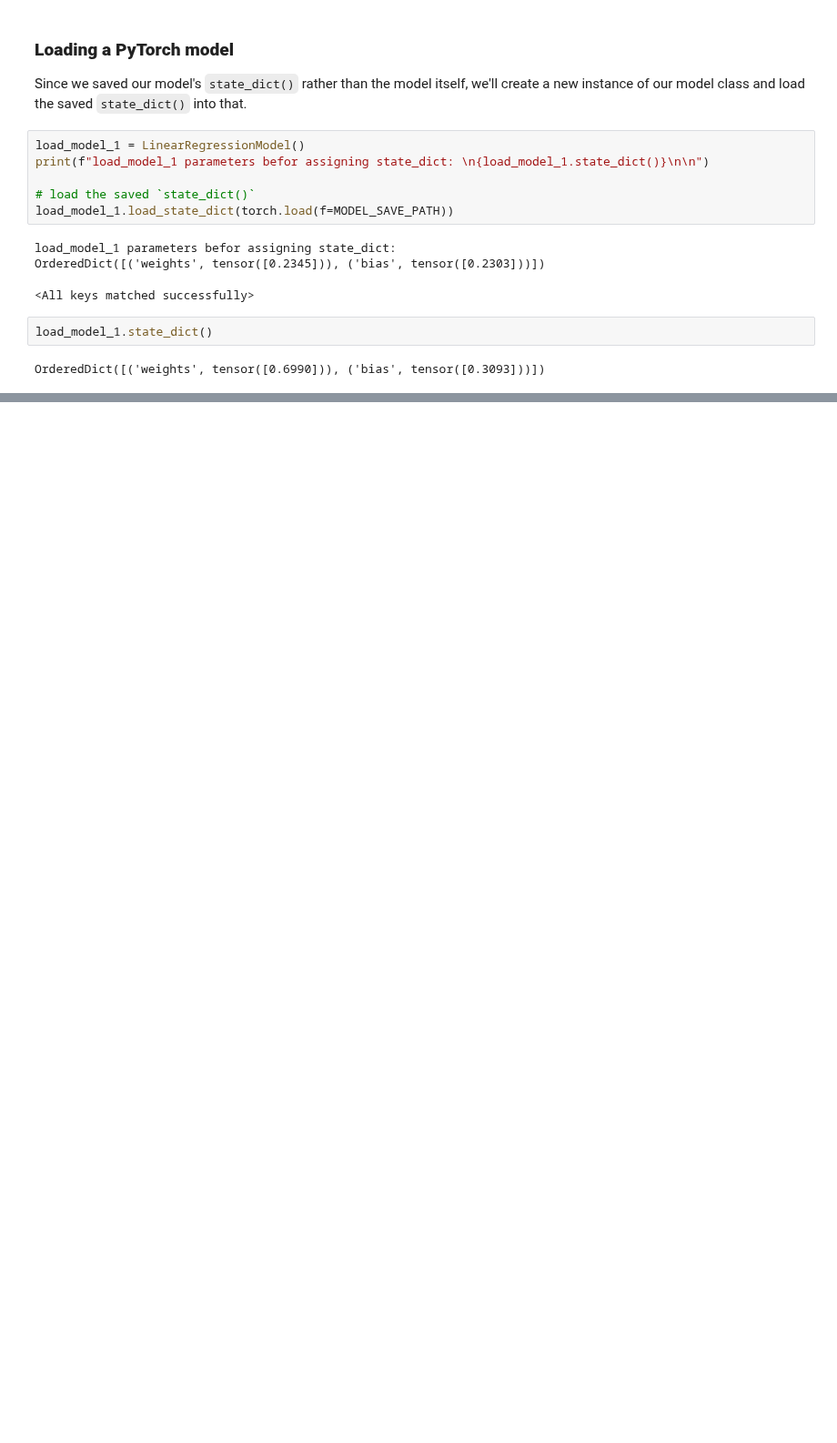
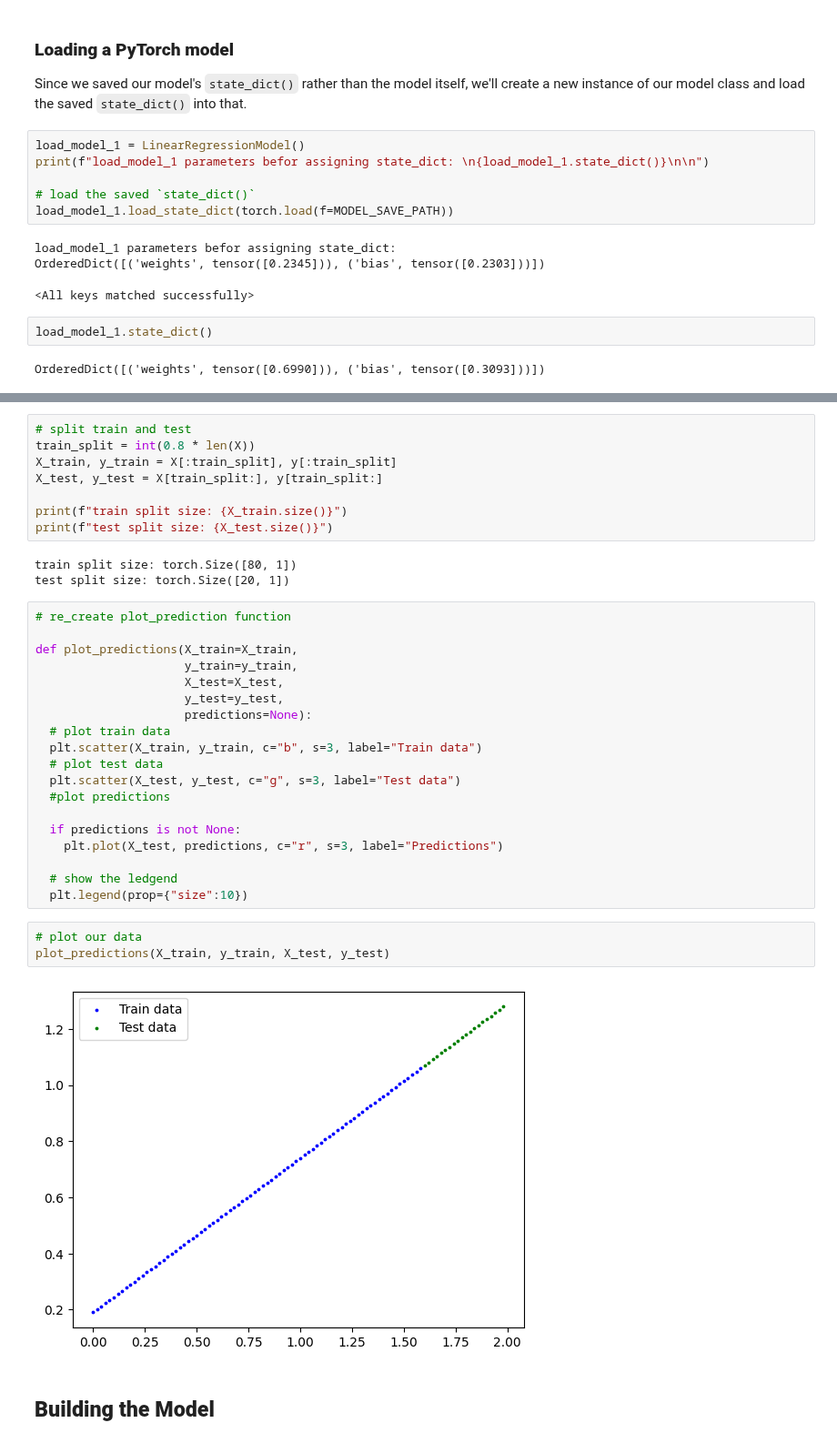
Before and after one commit to mirpouya/Pytorch_Tutorial, a Jupyter notebook: 01_PyTorch_Workflow.ipynb, the cells around one changed output, grey strips where cells are left out. Shown at 91% size. Saved outputs shown, nothing was run; the diff lists cells and outputs as text; blank space fills up the shorter version.

```diff
--- a/01_PyTorch_Workflow.ipynb
+++ b/01_PyTorch_Workflow.ipynb
@@ -552,0 +623,37 @@ OrderedDict([('weights', tensor([0.6990])), ('bias', tensor([0.3093]))])
+# %%
+# split train and test
+train_split = int(0.8 * len(X))
+X_train, y_train = X[:train_split], y[:train_split]
+X_test, y_test = X[train_split:], y[train_split:]
+
+print(f"train split size: {X_train.size()}")
+print(f"test split size: {X_test.size()}")
+# %% [output]
+train split size: torch.Size([80, 1])
+test split size: torch.Size([20, 1])
+# %%
+# re_create plot_prediction function
+
+def plot_predictions(X_train=X_train,
+                     y_train=y_train,
+                     X_test=X_test,
+                     y_test=y_test,
+                     predictions=None):
+  # plot train data
+  plt.scatter(X_train, y_train, c="b", s=3, label="Train data")
+  # plot test data
+  plt.scatter(X_test, y_test, c="g", s=3, label="Test data")
+  #plot predictions
+
+  if predictions is not None:
+    plt.plot(X_test, predictions, c="r", s=3, label="Predictions")
+
+  # show the ledgend
+  plt.legend(prop={"size":10})
+# %%
+# plot our data
+plot_predictions(X_train, y_train, X_test, y_test)
+# %% [output]
+[figure, added]
+# %% [markdown]
+## <b> Building the Model </b>
```
Also changed, not shown: parts of 15 cells of this notebook.
